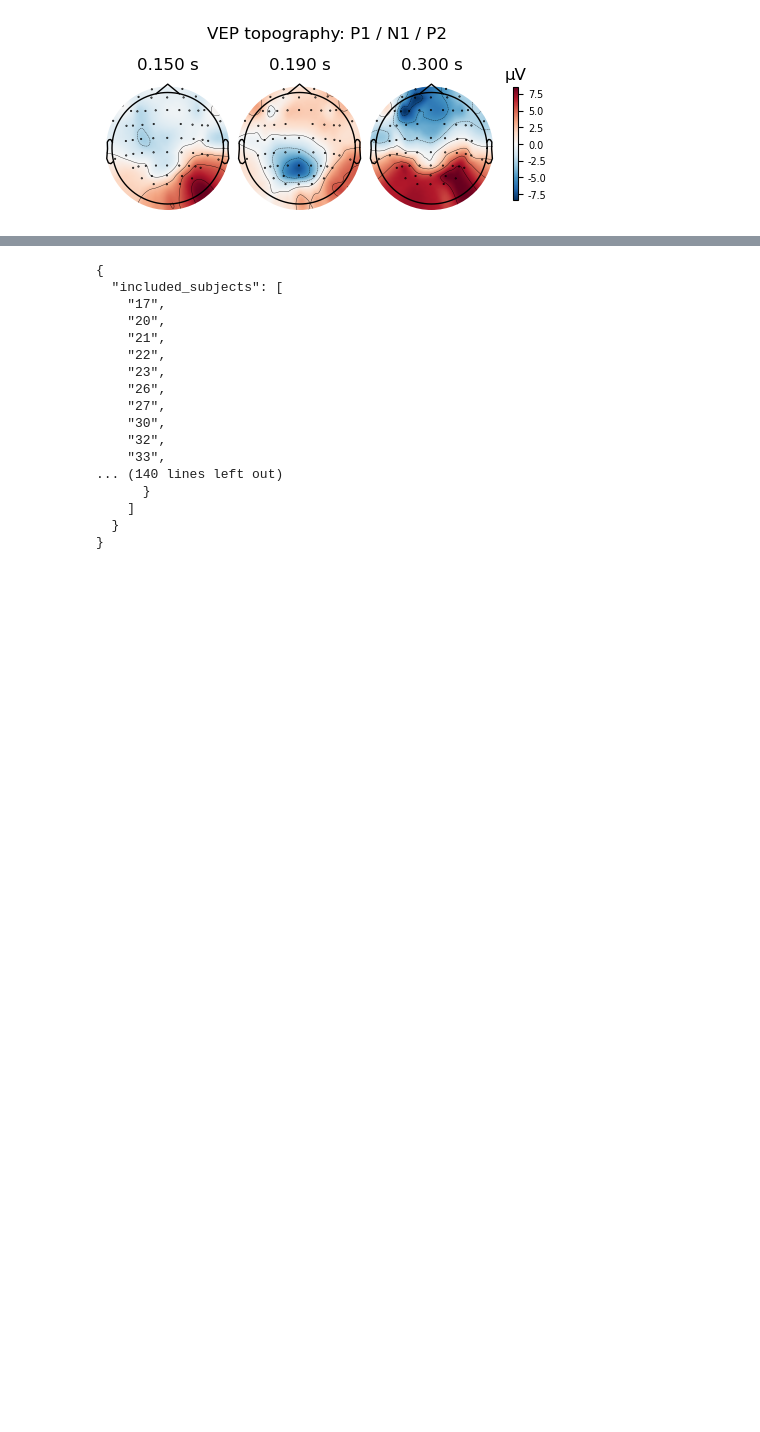
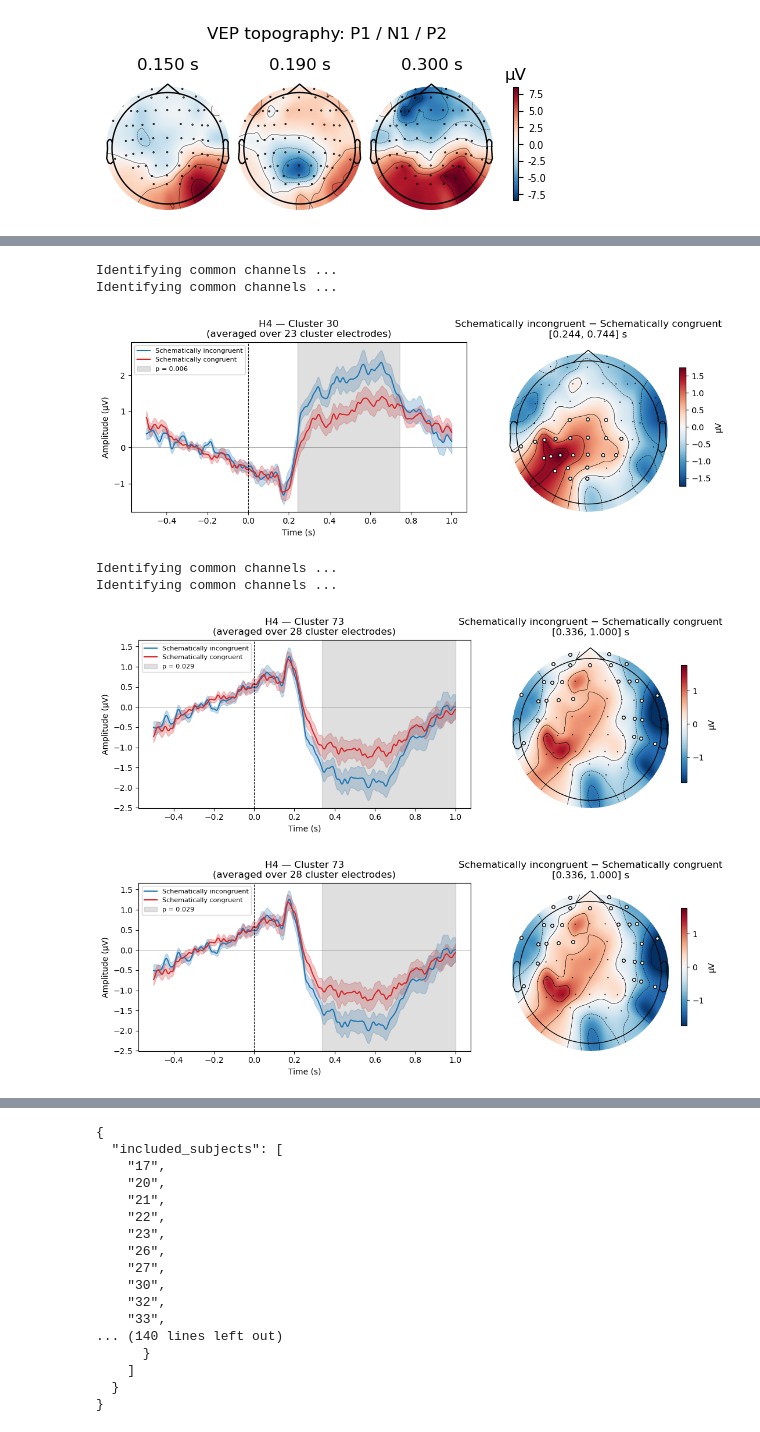
Before and after one commit to noah-mba/LOC_analysis, a Jupyter notebook: scripts/eeg/4_averaging.ipynb, the cells around one changed output, grey strips where cells are left out. Cells and saved outputs as stored; diff of their text form; code cells hidden in the pictures; blank space fills up the shorter version.

```diff
--- a/scripts/eeg/4_averaging.ipynb
+++ b/scripts/eeg/4_averaging.ipynb
@@ -389,0 +416,74 @@ H6 (Direct contrast): 105 clusters found, 1 significant (p < 0.05)
+# %%
+def plot_cluster_erp_with_topo(evokeds_cond_a, evokeds_cond_b, cluster_results, cluster_idx,
+                                label_a, label_b, title):
+    mask_arr = cluster_results['clusters'][cluster_idx]
+    p_val = cluster_results['cluster_p_values'][cluster_idx]
+    times = evokeds_cond_a[0].times
+
+    times_idx, ch_idx = np.where(mask_arr)
+    t_start, t_end = times[times_idx.min()], times[times_idx.max()]
+    cluster_chs = sorted(set(ch_idx))
+
+    # boolean mask over ALL channels, True for the ones in this cluster
+    n_channels = evokeds_cond_a[0].info['nchan']
+    ch_mask = np.zeros(n_channels, dtype=bool)
+    ch_mask[cluster_chs] = True
+
+    def cluster_avg_timeseries(evokeds, ch_idx_list):
+        return np.array([ev.data[ch_idx_list, :].mean(axis=0) * 1e6 for ev in evokeds])
+
+    data_a = cluster_avg_timeseries(evokeds_cond_a, cluster_chs)
+    data_b = cluster_avg_timeseries(evokeds_cond_b, cluster_chs)
+    mean_a, sem_a = data_a.mean(axis=0), data_a.std(axis=0, ddof=1) / np.sqrt(len(data_a))
+    mean_b, sem_b = data_b.mean(axis=0), data_b.std(axis=0, ddof=1) / np.sqrt(len(data_b))
+
+    fig, axes = plt.subplots(1, 2, figsize=(11, 4), gridspec_kw={'width_ratios': [1.4, 1]})
+
+    axes[0].plot(times, mean_a, color='C0', label=label_a, linewidth=1.5)
+    axes[0].fill_between(times, mean_a - sem_a, mean_a + sem_a, color='C0', alpha=0.25)
+    axes[0].plot(times, mean_b, color='C3', label=label_b, linewidth=1.5)
+    axes[0].fill_between(times, mean_b - sem_b, mean_b + sem_b, color='C3', alpha=0.25)
+    axes[0].axvspan(t_start, t_end, color='gray', alpha=0.25, label=f'p = {p_val:.3f}')
+    axes[0].axvline(0, color='k', linestyle='--', linewidth=0.8)
+    axes[0].axhline(0, color='gray', linewidth=0.5)
+    axes[0].set_xlabel('Time (s)'); axes[0].set_ylabel('Amplitude (µV)')
+    axes[0].set_title(f'{title}\n(averaged over {len(cluster_chs)} cluster electrodes)')
+    axes[0].legend(fontsize=8)
+
+    grand_a = mne.grand_average(evokeds_cond_a)
+    grand_b = mne.grand_average(evokeds_cond_b)
+    diff_data = grand_a.data - grand_b.data
+    win_mask = (times >= t_start) & (times <= t_end)
+    diff_topo = diff_data[:, win_mask].mean(axis=1) * 1e6
+
+    mask_params = dict(marker='o', markerfacecolor='w', markeredgecolor='k',
+                        linewidth=0, markersize=4)
+    im, _ = mne.viz.plot_topomap(
+        diff_topo, grand_a.info, axes=axes[1], show=False, cmap='RdBu_r',
+        vlim=(-np.abs(diff_topo).max(), np.abs(diff_topo).max()),
+        mask=ch_mask, mask_params=mask_params
+    )
+    axes[1].set_title(f'{label_a} − {label_b}\n[{t_start:.3f}, {t_end:.3f}] s')
+    fig.colorbar(im, ax=axes[1], shrink=0.7, label='µV')
+
+    plt.tight_layout()
+    plt.savefig(f'cluster_erp_topo_{title.replace(" ", "_")}_{cluster_idx}.png', dpi=150)
+    plt.show()
+    return fig
+
+
+# Example calls for your two H4 clusters
+plot_cluster_erp_with_topo(evokeds['SI'], evokeds['SC'], results['H4'], 30,
+                            label_a='Schematically incongruent', label_b='Schematically congruent',
+                            title='H4 — Cluster 30')
+plot_cluster_erp_with_topo(evokeds['SI'], evokeds['SC'], results['H4'], 73,
+                            label_a='Schematically incongruent', label_b='Schematically congruent',
+                            title='H4 — Cluster 73')
+# %% [output]
+Identifying common channels ...
+Identifying common channels ...
+[figure, added]
+Identifying common channels ...
+Identifying common channels ...
+[figure, added]
+[figure, added]
```
Also changed, not shown: parts of 30 cells of this notebook, 21 other files.
